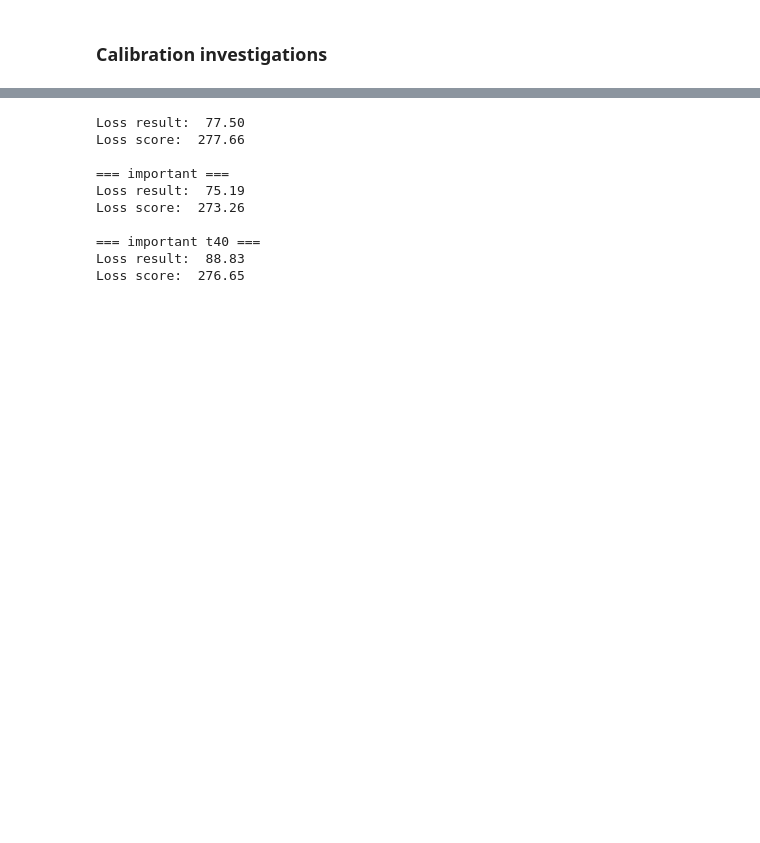
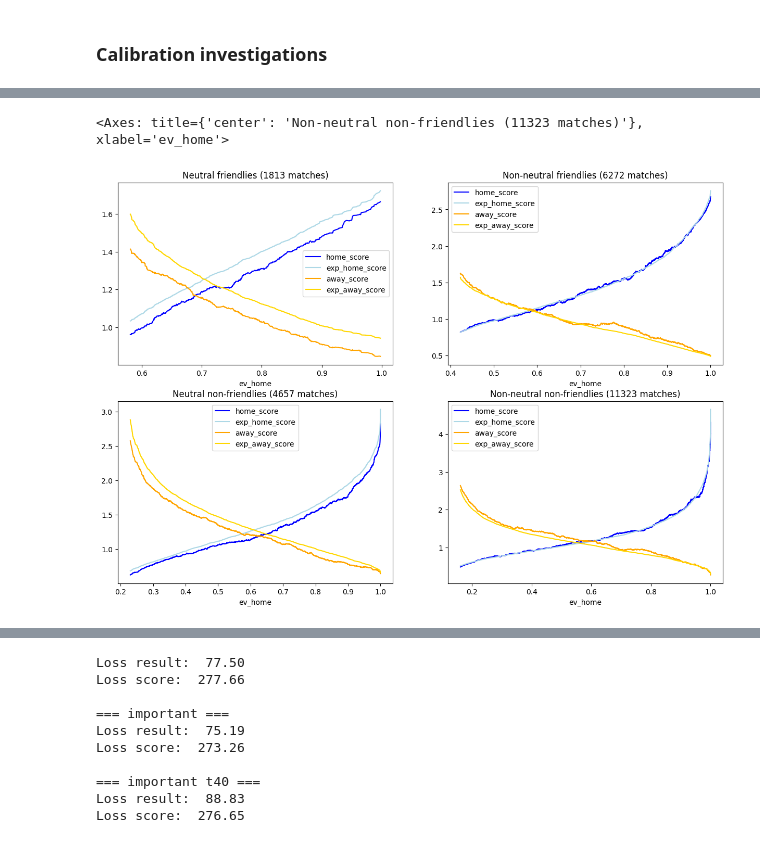
Before and after one commit to rwarneke/football_model, a Jupyter notebook: model.ipynb, the cells around one changed output, grey strips where cells are left out. Saved outputs shown, nothing was run; the diff lists cells and outputs as text; code cells hidden in the pictures; blank space fills up the shorter version.

```diff
--- a/model.ipynb
+++ b/model.ipynb
@@ -127,0 +257,73 @@ Loss score:  279.83
+# %%
+R = res.query("min_games_played >= 10 and date >= '2000'")
+
+fig, axs = plt.subplots(2, 2, figsize=(15, 10))
+
+rolling = 1000
+
+n = R.query('tournament == "Friendly"').query('neutral').shape[0]
+(
+    R
+    .query("tournament == 'Friendly'")
+    .query("neutral")
+    .eval("ev_home = p_home / (p_home + p_away)")
+    .set_index("ev_home")
+    .sort_index()
+    [["home_score", "exp_home_score", "away_score", "exp_away_score"]].rolling(rolling).mean().plot(
+        ax=axs[0,0],
+        title=f"Neutral friendlies ({n} matches)",
+        color=("blue", "lightblue", "orange", "gold"),
+        # linestyle=("-", "--", "-", "--")
+    )
+)
+
+n = R.query('tournament == "Friendly"').query('~neutral').shape[0]
+(
+    R
+    .query("tournament == 'Friendly'")
+    .query("~neutral")
+    .eval("ev_home = p_home / (p_home + p_away)")
+    .set_index("ev_home")
+    .sort_index()
+    [["home_score", "exp_home_score", "away_score", "exp_away_score"]].rolling(rolling).mean().plot(
+        ax=axs[0,1],
+        title=f"Non-neutral friendlies ({n} matches)",
+        color=("blue", "lightblue", "orange", "gold"),
+        # linestyle=("-", "--", "-", "--")
+    )
+)
+
+n = R.query('tournament != "Friendly"').query('neutral').shape[0]
+(
+    R
+    .query("tournament != 'Friendly'")
+    .query("neutral")
+    .eval("ev_home = p_home / (p_home + p_away)")
+    .set_index("ev_home")
+    .sort_index()
+    [["home_score", "exp_home_score", "away_score", "exp_away_score"]].rolling(rolling).mean().plot(
+        ax=axs[1,0],
+        title=f"Neutral non-friendlies ({n} matches)",
+        color=("blue", "lightblue", "orange", "gold"),
+        # linestyle=("-", "--", "-", "--")
+    )
+)
+
+n = R.query('tournament != "Friendly"').query('~neutral').shape[0]
+(
+    R
+    .query("tournament != 'Friendly'")
+    .query("~neutral")
+    .eval("ev_home = p_home / (p_home + p_away)")
+    .set_index("ev_home")
+    .sort_index()
+    [["home_score", "exp_home_score", "away_score", "exp_away_score"]].rolling(rolling).mean().plot(
+        ax=axs[1,1],
+        title=f"Non-neutral non-friendlies ({n} matches)",
+        color=("blue", "lightblue", "orange", "gold"),
+        # linestyle=("-", "--", "-", "--")
+    )
+)
+# %% [output]
+<Axes: title={'center': 'Non-neutral non-friendlies (11323 matches)'}, xlabel='ev_home'>
+[figure, added]
```
Also changed, not shown: parts of 9 cells of this notebook, 1 other file.
